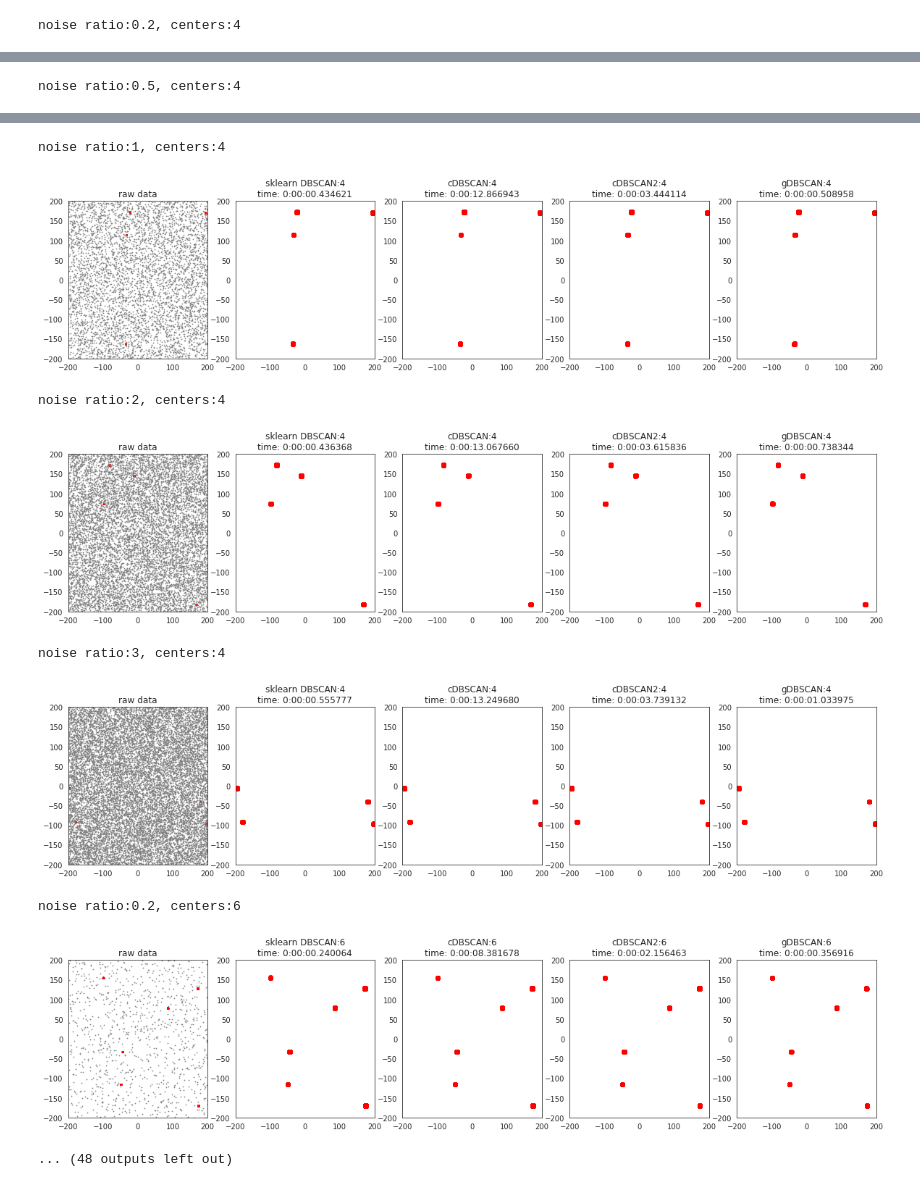
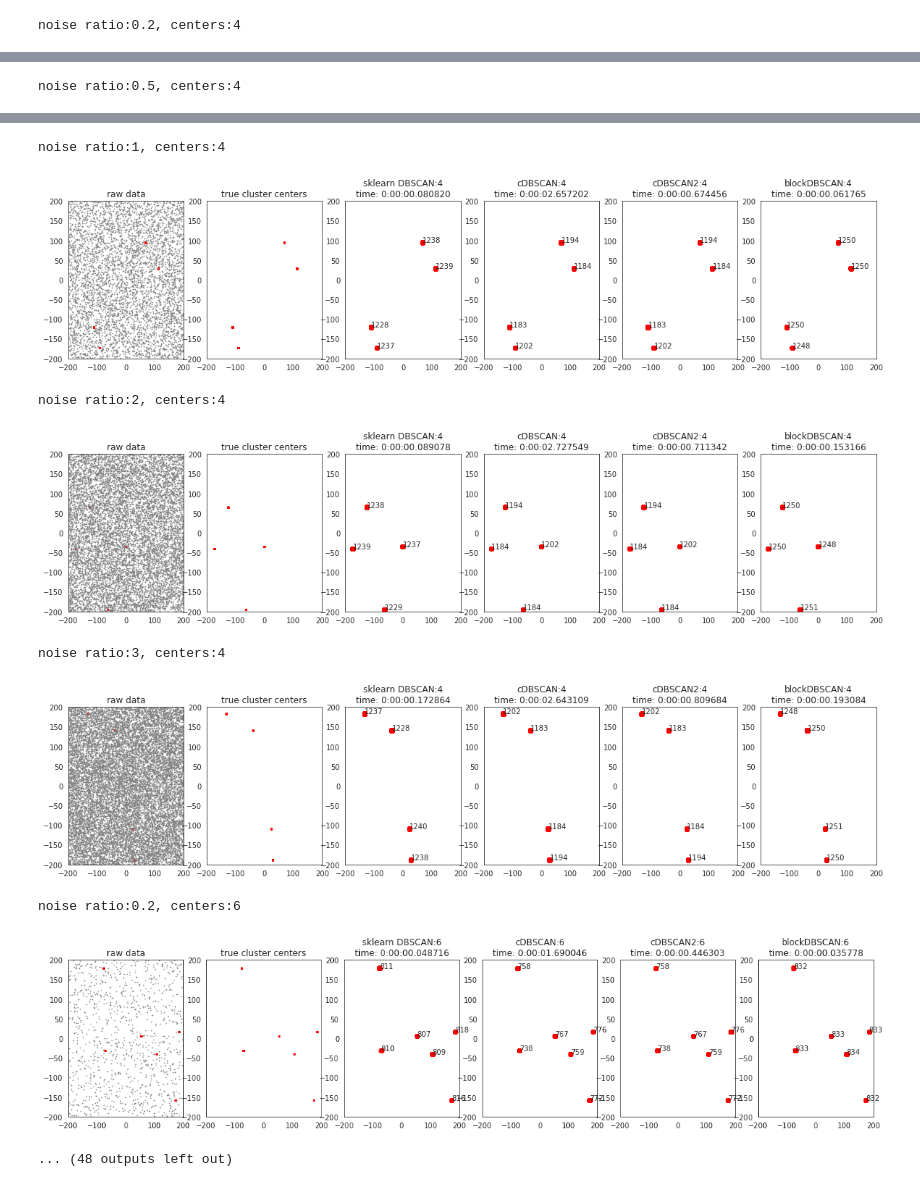
Before and after one commit to YaqiangCao/cLoops, a Jupyter notebook: notebooks/block_dbscan_dev.ipynb, the cells around one changed output, grey strips where cells are left out. Drawn from its saved outputs; the diff is of its cells as text; code cells hidden in the pictures.

```diff
--- a/notebooks/block_dbscan_dev.ipynb
+++ b/notebooks/block_dbscan_dev.ipynb
@@ -59,6 +59,9 @@ def plotax(ax,ds,labels,xlim,ylim,pre):
         x = list(ds.loc[ny.index,"X"])
         y = list(ds.loc[ny.index,"Y"])
         ax.plot(x,y,"ro")
+        t = "%s"%len(x)
+        #print(t)
+        ax.text(np.mean(x),np.mean(y),t,fontsize=10)
         """
         if i%2 == 0:
             ax.plot(x,y,"ro")
@@ -77,7 +80,7 @@ def oneCompare(r,cs,repeats=5):
     ylim = [np.min(data[:,2]),np.max(data[:,2])]
     data2 = pd.DataFrame({"X":data[:,1],"Y":data[:,2]},index=data[:,0])
 
-    fig, axs = pylab.subplots(1,5,figsize=(20,4))
+    fig, axs = pylab.subplots(1,6,figsize=(20,4))
     axs[0].scatter(X[:,0],X[:,1],color="red",s=1.0)
     axs[0].scatter(Y[:,0],Y[:,1],color="gray",s=0.5)
     axs[0].set_title("raw data")
@@ -86,21 +89,27 @@ def oneCompare(r,cs,repeats=5):
     #axs[0] = sns.kdeplot( X[:,0] , X[:,1],cmap="Reds",shade=True,ax=axs[0])
     #axs[0] = sns.kdeplot( Y[:,0], Y[:,1],cmpa="Grays",shade=True,ax=axs[0])
 
+    #only show true signal clusters
+    axs[1].scatter(X[:,0],X[:,1],color="red",s=1.0)
+    axs[1].set_xlim(xlim)
+    axs[1].set_ylim(ylim)
+    axs[1].set_title("true cluster centers")
+
     #run all kinds of DBSCAN
-    #sklern DBSCAN
+    #sklern DBSCAN, it was actually implemented wich a lot of cython
     s = datetime.now()
     for i in range(repeats):
         labels = DBSCAN(eps=0.2,min_samples=100).fit(data[:,1:]).labels_
     t = datetime.now() - s
     labels = { i:p for i,p in enumerate(labels) if p!=-1}
-    axs[1] = plotax( axs[1],data2,labels,xlim,ylim,"sklearn DBSCAN:%s\ntime: %s"%(len(set(labels.values())),str(t)))
+    axs[2] = plotax( axs[2],data2,labels,xlim,ylim,"sklearn DBSCAN:%s\ntime: %s"%(len(set(labels.values())),str(t)))
 
     #our original cDBSCAN
     s = datetime.now()
     for i in range(repeats):
         clabels = cDBSCAN(data,0.2,100).labels
     t = datetime.now() - s
-    axs[2] = plotax( axs[2],data2,clabels,xlim,ylim,"cDBSCAN:%s\ntime: %s"%(len(set(clabels.values())),str(t)))
+    axs[3] = plotax( axs[3],data2,clabels,xlim,ylim,"cDBSCAN:%s\ntime: %s"%(len(set(clabels.values())),str(t)))
 
 
     #our improve cDBSCAN2
@@ -108,14 +117,14 @@ def oneCompare(r,cs,repeats=5):
     for i in range(repeats):
         clabels2 = cDBSCAN2(data,0.2,100).labels
     t = datetime.now() - s
-    axs[3] = plotax( axs[3],data2,clabels2,xlim,ylim,"cDBSCAN2:%s\ntime: %s"%(len(set(clabels2.values())),str(t)))
+    axs[4] = plotax( axs[4],data2,clabels2,xlim,ylim,"cDBSCAN2:%s\ntime: %s"%(len(set(clabels2.values())),str(t)))
 
     #our improved gDBSCAN
     s = datetime.now()
     for i in range(repeats):
         blabels = bDBSCAN(data,0.2,100).labels
     t = datetime.now() - s
-    axs[4] = plotax( axs[4],data2,blabels,xlim,ylim,"blockDBSCAN:%s\ntime: %s"%(len(set(blabels.values())),str(t)))
+    axs[5] = plotax( axs[5],data2,blabels,xlim,ylim,"blockDBSCAN:%s\ntime: %s"%(len(set(blabels.values())),str(t)))
 
     pylab.show()
 # %%
@@ -123,6 +132,6 @@ rs = [0.2,0.5,1,2,3]
 cs = [4,6,8,10,15,20]
 for c in cs:
     for r in rs:
-        oneCompare(r,c)
+        oneCompare(r,c,1)
 # %% [output]
 noise ratio:0.2, centers:4
@@ -132,9 +141,9 @@ noise ratio:0.5, centers:4
 noise ratio:1, centers:4
-[figure, old version]
+[figure, new version]
 noise ratio:2, centers:4
-[figure, old version]
+[figure, new version]
 noise ratio:3, centers:4
-[figure, old version]
+[figure, new version]
 noise ratio:0.2, centers:6
-[figure, old version]
+[figure, new version]
 ... (48 outputs left out)
```
Also changed, not shown: parts of 1 cell of this notebook, 5 other files.
